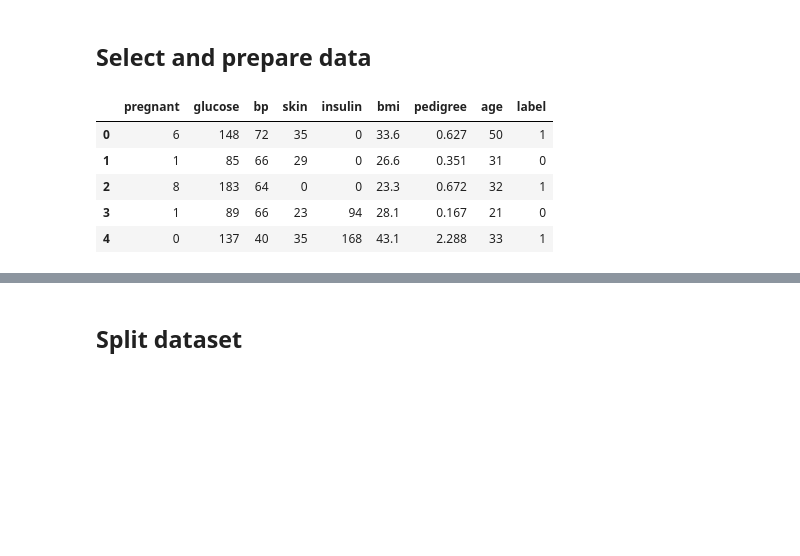
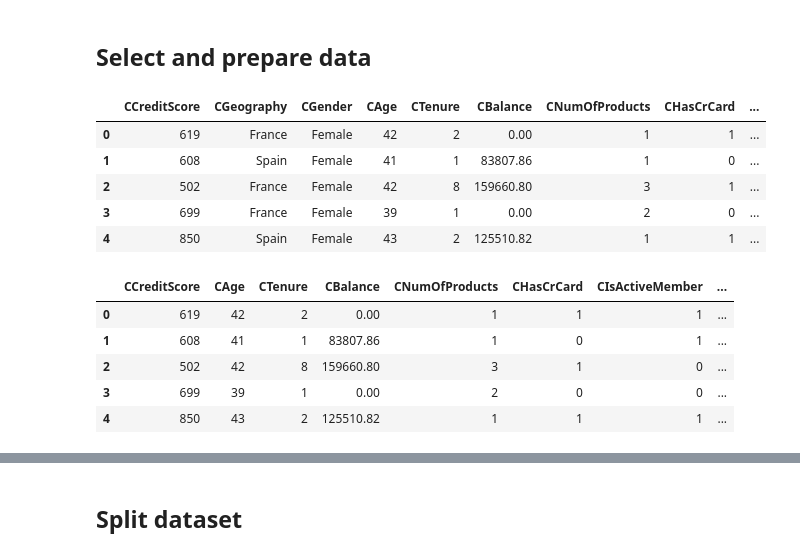
Before and after one commit to Ph1lippK/VAWI, a Jupyter notebook: Assignment_01_40402020250003.ipynb, the cells around one changed output, grey strips where cells are left out. Cells and saved outputs as stored; diff of their text form; code cells hidden in the pictures; blank space fills up the shorter version.

```diff
--- a/Assignment_01_40402020250003.ipynb
+++ b/Assignment_01_40402020250003.ipynb
@@ -246,14 +244,16 @@ F1-Score: 27.6657060518732
 import pandas as pd
 
 # read the dataset
-diabetes = pd.read_csv("https://raw.githubusercontent.com/VAWi-DataScience/Data-Science-and-Machine-Learning/main/Lecture/Data/diabetes.csv")
+fintech = pd.read_csv("https://raw.githubusercontent.com/VAWi-DataScience/Data-Science-and-Machine-Learning/main/Assignment/WiSe22_23/01_FinTech_Churn.csv", sep=";")
 
+# Change column 'churn' to 'label'
+fintech.columns = ['CCreditScore', 'CGeography', 'CGender', 'CAge','CTenure','CBalance','CNumOfProducts','CHasCrCard','CIsActiveMember','CEstimatedSalary','label']
 # Show top 5-records
-diabetes.head()
+fintech.head()
 # %% [output]
-|  | pregnant | glucose | bp | skin | insulin | bmi | pedigree | age | label |
-| 0 | 6 | 148 | 72 | 35 | 0 | 33.6 | 0.627 | 50 | 1 |
-| 1 | 1 | 85 | 66 | 29 | 0 | 26.6 | 0.351 | 31 | 0 |
-| 2 | 8 | 183 | 64 | 0 | 0 | 23.3 | 0.672 | 32 | 1 |
-| 3 | 1 | 89 | 66 | 23 | 94 | 28.1 | 0.167 | 21 | 0 |
-| 4 | 0 | 137 | 40 | 35 | 168 | 43.1 | 2.288 | 33 | 1 |
+|  | CCreditScore | CGeography | CGender | CAge | CTenure | CBalance | CNumOfProducts | CHasCrCard | ... |
+| 0 | 619 | France | Female | 42 | 2 | 0.00 | 1 | 1 | ... |
+| 1 | 608 | Spain | Female | 41 | 1 | 83807.86 | 1 | 0 | ... |
+| 2 | 502 | France | Female | 42 | 8 | 159660.80 | 3 | 1 | ... |
+| 3 | 699 | France | Female | 39 | 1 | 0.00 | 2 | 0 | ... |
+| 4 | 850 | Spain | Female | 43 | 2 | 125510.82 | 1 | 1 | ... |
@@ -264,0 +260,11 @@ y = diabetes.label
+# %%
+# get dummy values int instead of objects
+fintech1 = pd.get_dummies(fintech, columns = ['CGeography','CGender'])
+fintech1.head()
+# %% [output]
+|  | CCreditScore | CAge | CTenure | CBalance | CNumOfProducts | CHasCrCard | CIsActiveMember | ... |
+| 0 | 619 | 42 | 2 | 0.00 | 1 | 1 | 1 | ... |
+| 1 | 608 | 41 | 1 | 83807.86 | 1 | 0 | 1 | ... |
+| 2 | 502 | 42 | 8 | 159660.80 | 3 | 1 | 0 | ... |
+| 3 | 699 | 39 | 1 | 0.00 | 2 | 0 | 0 | ... |
+| 4 | 850 | 43 | 2 | 125510.82 | 1 | 1 | 1 | ... |
```
Also changed, not shown: parts of 8 cells of this notebook.
